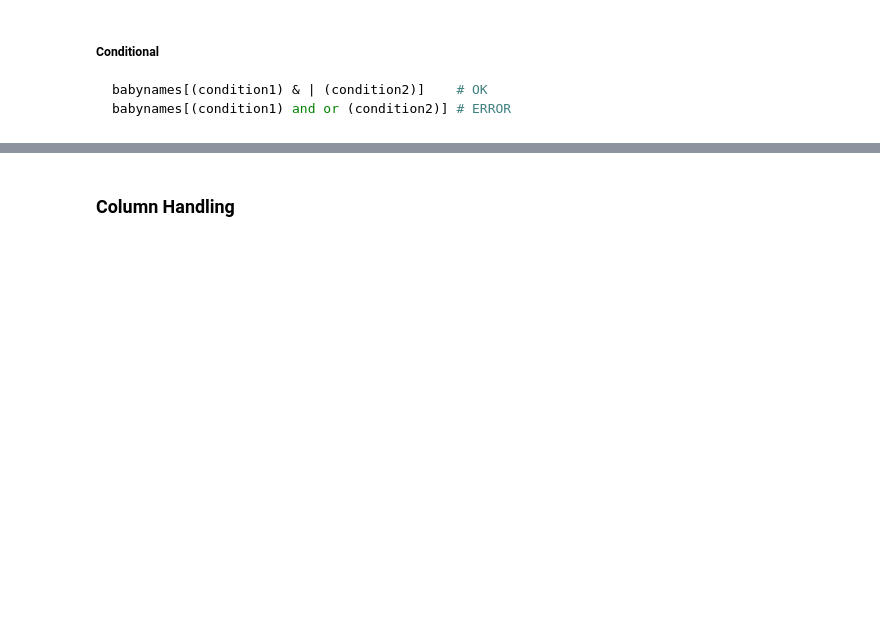
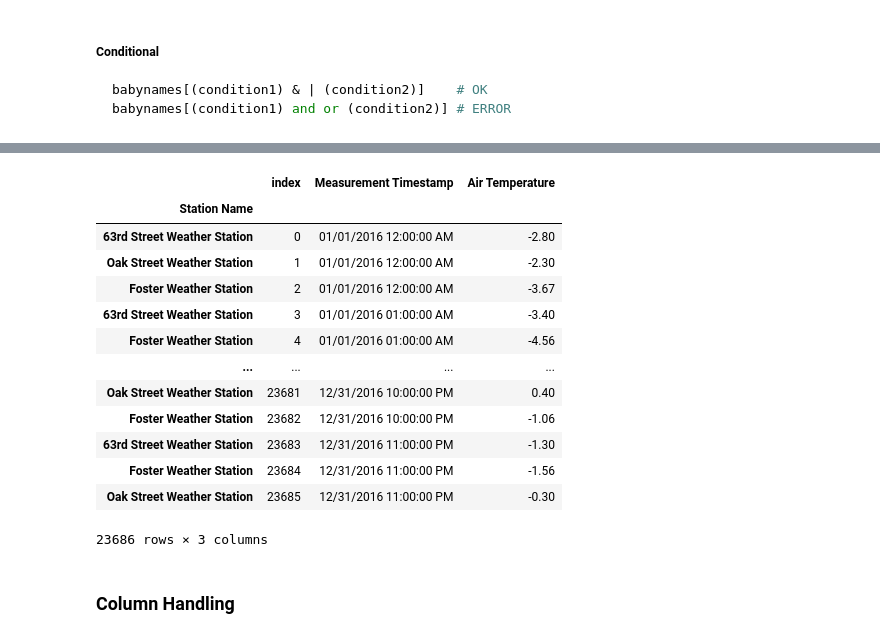
Before and after one commit to Renaxis-Math/My-CS, a Jupyter notebook: Pandas/my-pandas-learning.ipynb, the cells around one changed output, grey strips where cells are left out. Saved outputs shown, nothing was run; the diff lists cells and outputs as text; code cells hidden in the pictures; blank space fills up the shorter version.

Commit message:
update: merging dataframes

```diff
--- a/Pandas/my-pandas-learning.ipynb
+++ b/Pandas/my-pandas-learning.ipynb
@@ -78,3 +182,23 @@ df.sample(m)
+# %%
+temp_df = pd.read_csv("data.csv")
+temp_df.reset_index(inplace = True) # Resetting the index so we can set it again
+temp_df.set_index("Station Name", inplace = True)
+temp_df
+# %% [output]
+|  | index | Measurement Timestamp | Air Temperature |
+| Station Name |  |  |  |
+| 63rd Street Weather Station | 0 | 01/01/2016 12:00:00 AM | -2.80 |
+| Oak Street Weather Station | 1 | 01/01/2016 12:00:00 AM | -2.30 |
+| Foster Weather Station | 2 | 01/01/2016 12:00:00 AM | -3.67 |
+| 63rd Street Weather Station | 3 | 01/01/2016 01:00:00 AM | -3.40 |
+| Foster Weather Station | 4 | 01/01/2016 01:00:00 AM | -4.56 |
+| ... | ... | ... | ... |
+| Oak Street Weather Station | 23681 | 12/31/2016 10:00:00 PM | 0.40 |
+| Foster Weather Station | 23682 | 12/31/2016 10:00:00 PM | -1.06 |
+| 63rd Street Weather Station | 23683 | 12/31/2016 11:00:00 PM | -1.30 |
+| Foster Weather Station | 23684 | 12/31/2016 11:00:00 PM | -1.56 |
+| Oak Street Weather Station | 23685 | 12/31/2016 11:00:00 PM | -0.30 |
+23686 rows × 3 columns
 # %% [markdown]
 ### Column Handling
 # %% [markdown]
```
Also changed, not shown: parts of 28 cells of this notebook, 1 other file.
